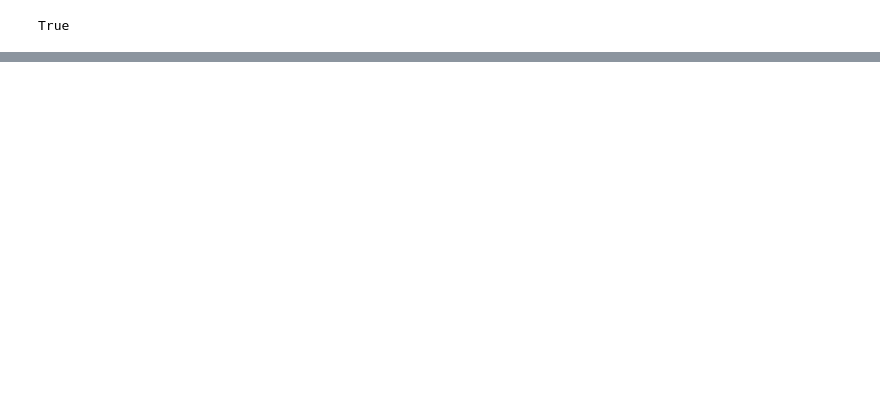
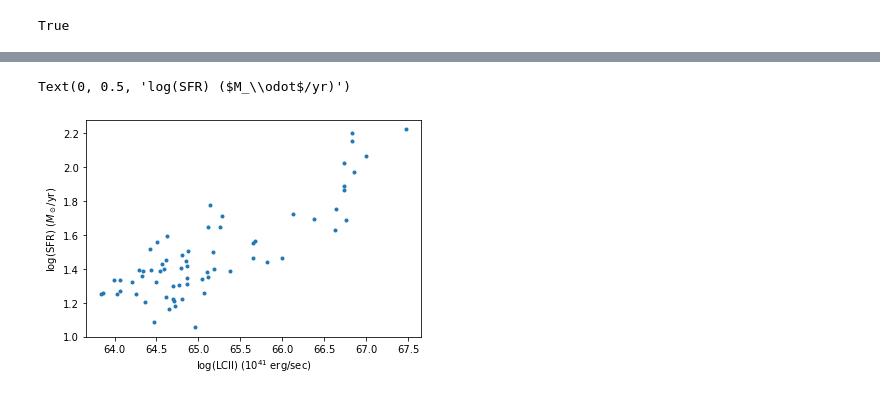
Before and after one commit to cavestruz/croc_CII, a Jupyter notebook: tools/Testing Notebook.ipynb, the cells around one changed output, grey strips where cells are left out. Drawn from its saved outputs; the diff is of its cells as text; code cells hidden in the pictures; blank space fills up the shorter version.

```diff
--- a/tools/Testing Notebook.ipynb
+++ b/tools/Testing Notebook.ipynb
@@ -610,0 +757,6 @@ print(np.log(total_young_star_mass.to('Msun')/20/10**6))
+# %%
+halo_table.sort(['Mvir'],reverse=True)
+# %%
+c = Table.Column(name='Tracker', data=np.linspace(0,len(halo_table['ID']),len(halo_table['ID']),dtype=np.int32))
+# %%
+halo_table.add_column(c)
@@ -610,0 +787,2 @@ print(np.log(total_young_star_mass.to('Msun')/20/10**6))
+# %%
+massive_halos = halo_table[halo_table['SFR']!=-0.0123]
@@ -610,0 +811,7 @@ print(np.log(total_young_star_mass.to('Msun')/20/10**6))
+# %%
+plt.plot(np.log10(massive_halos['LCII_total_ave']*massive_halos['sphere_vol'])-41.,np.log10(massive_halos['SFR']),'.')
+plt.xlabel(r'log(LCII) ($10^{41}$ erg/sec)')
+plt.ylabel(r'log(SFR) ($M_\odot$/yr)')
+# %% [output]
+Text(0, 0.5, 'log(SFR) ($M_\\odot$/yr)')
+[figure, added]
```
Also changed, not shown: parts of 21 cells of this notebook, 11 other files.
